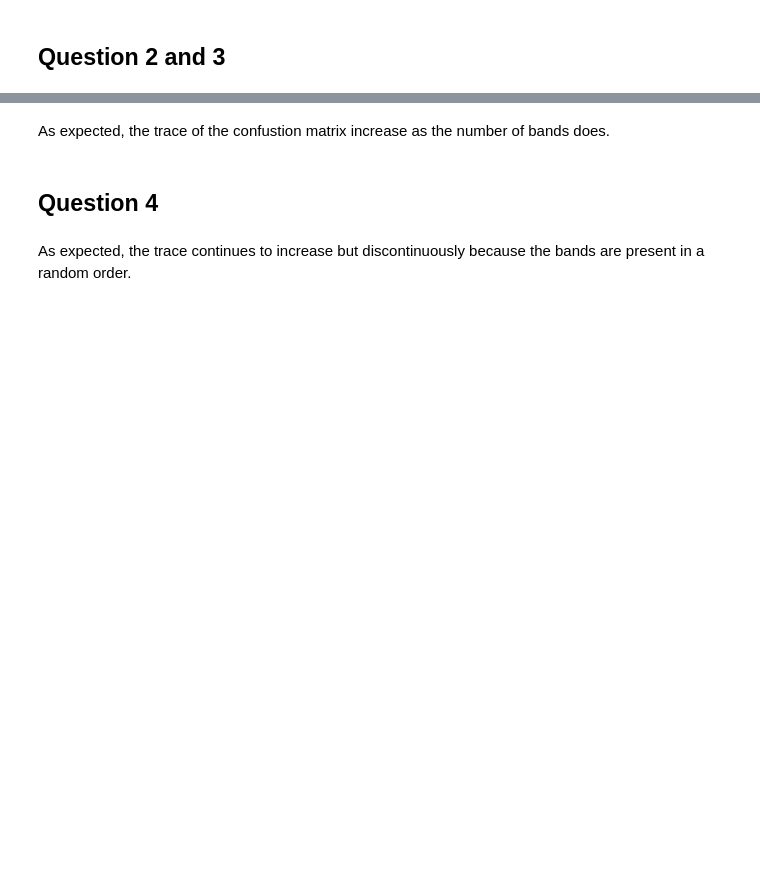
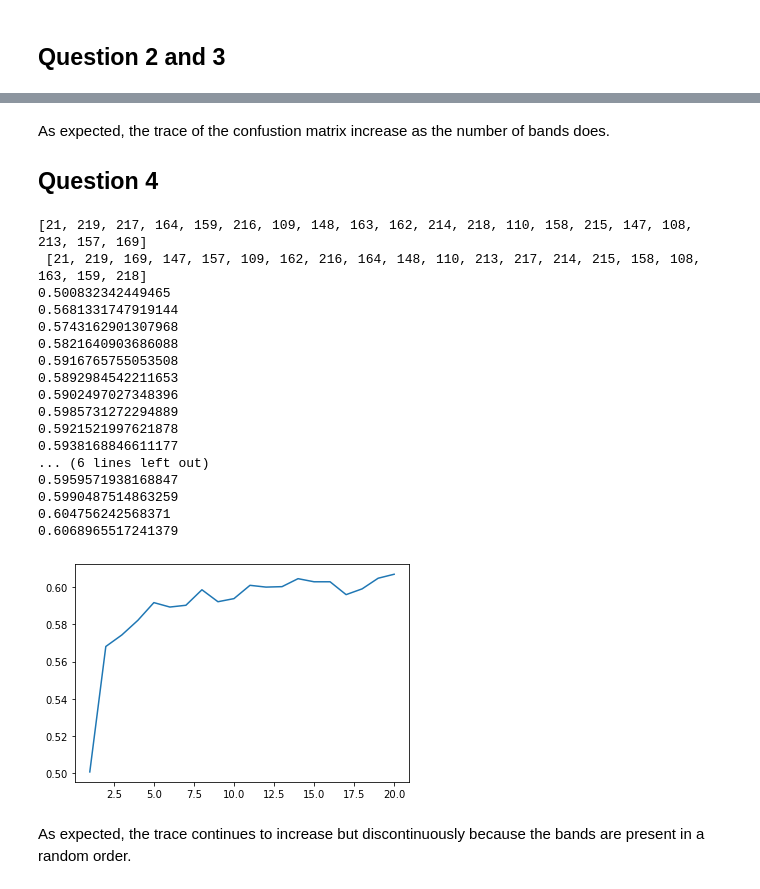
Before and after one commit to juleslagarde/Information_theory_ENSSAT_s5, a Jupyter notebook: Lab 3 and 4 - Mutual information calculation.ipynb, the cells around one changed output, grey strips where cells are left out. Saved outputs shown, nothing was run; the diff lists cells and outputs as text; code cells hidden in the pictures; blank space fills up the shorter version.

```diff
--- a/Lab 3 and 4 - Mutual information calculation.ipynb
+++ b/Lab 3 and 4 - Mutual information calculation.ipynb
@@ -191,13 +224,31 @@ plot(z[:10])
 # %% [markdown]
 As expected, the trace of the confustion matrix increase as the number of bands does.
+## Question 4
-# %% [markdown]
-## Question 4
 # %%
 import random
 
-z_shuffle = z[:10]
+z_shuffle = z.copy()
 random.shuffle(z_shuffle)
 print(z, '\n', z_shuffle)
 plot(z_shuffle)
+# %% [output]
+[21, 219, 217, 164, 159, 216, 109, 148, 163, 162, 214, 218, 110, 158, 215, 147, 108, 213, 157, 169]
+ [21, 219, 169, 147, 157, 109, 162, 216, 164, 148, 110, 213, 217, 214, 215, 158, 108, 163, 159, 218]
+0.500832342449465
+0.5681331747919144
+0.5743162901307968
+0.5821640903686088
+0.5916765755053508
+0.5892984542211653
+0.5902497027348396
+0.5985731272294889
+0.5921521997621878
+0.5938168846611177
+... (6 lines left out)
+0.5959571938168847
+0.5990487514863259
+0.604756242568371
+0.6068965517241379
+[figure, added]
 # %% [markdown]
 As expected, the trace continues to increase but discontinuously because the bands are present in a random order.
```
Also changed, not shown: parts of 3 cells of this notebook.
